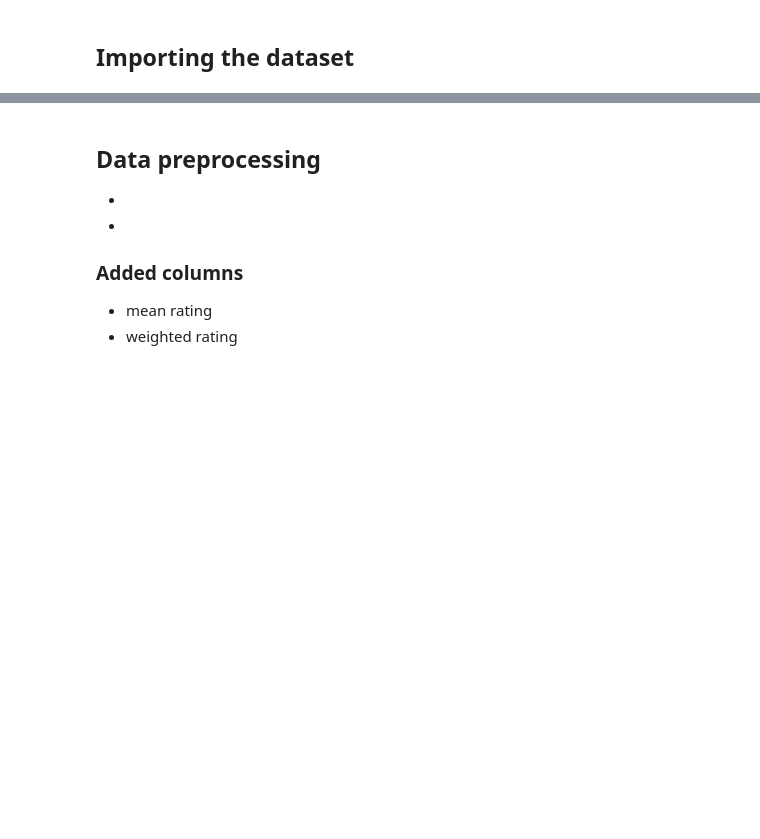
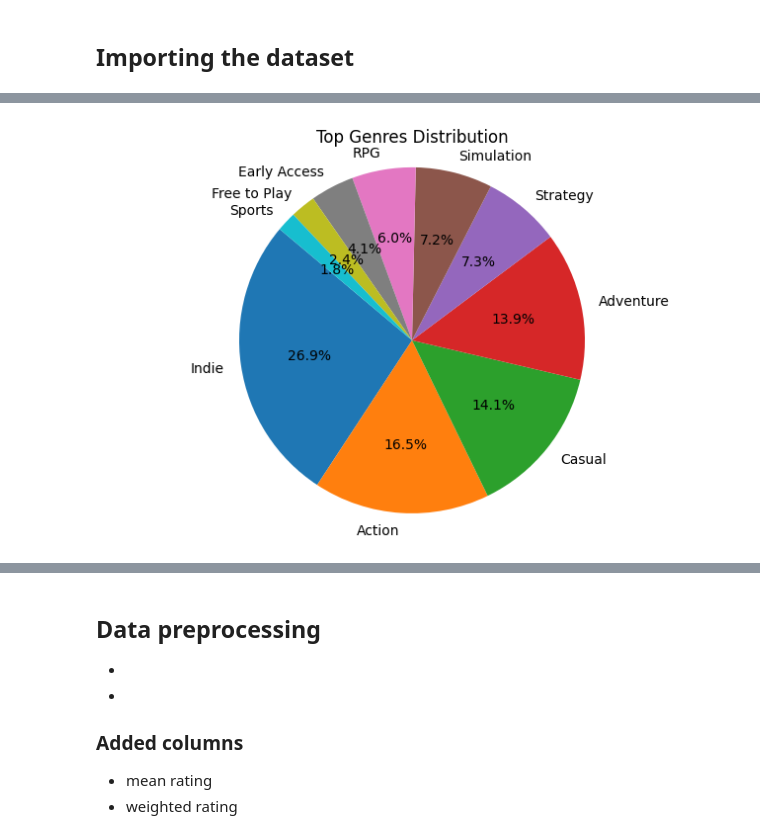
Before and after one commit to MoetazMohamed/Soen471Team30, a Jupyter notebook: soen471Project.ipynb, the cells around one changed output, grey strips where cells are left out. Cells and saved outputs as stored; diff of their text form; code cells hidden in the pictures; blank space fills up the shorter version.

```diff
--- a/soen471Project.ipynb
+++ b/soen471Project.ipynb
@@ -32,0 +74,15 @@ data.head()
+# %%
+# Count occurrences of each genre
+genre_counts = data['genres'].str.split(';').explode().value_counts()
+
+# Select the top 10 genres
+top_genres = genre_counts.head(10)
+
+# Create a pie chart for top genres
+plt.figure(figsize=(8, 5))
+plt.pie(top_genres, labels=top_genres.index, autopct='%1.1f%%', startangle=140)
+plt.title('Top Genres Distribution')
+plt.axis('equal')  # Equal aspect ratio ensures that pie is drawn as a circle
+plt.show()
+# %% [output]
+[figure, added]
```
Also changed, not shown: parts of 11 cells of this notebook.
